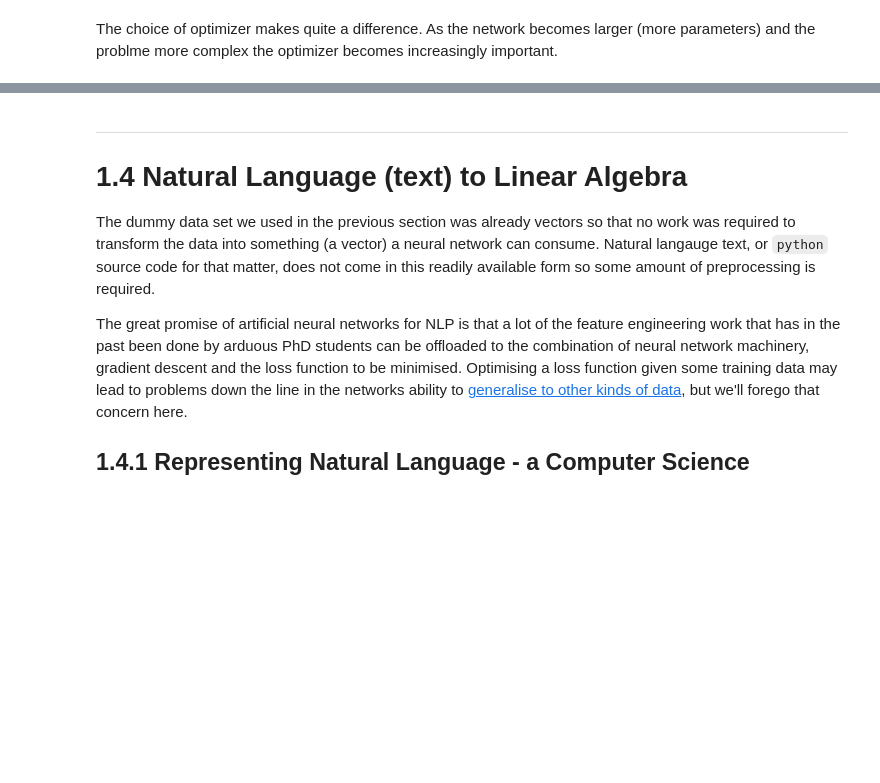
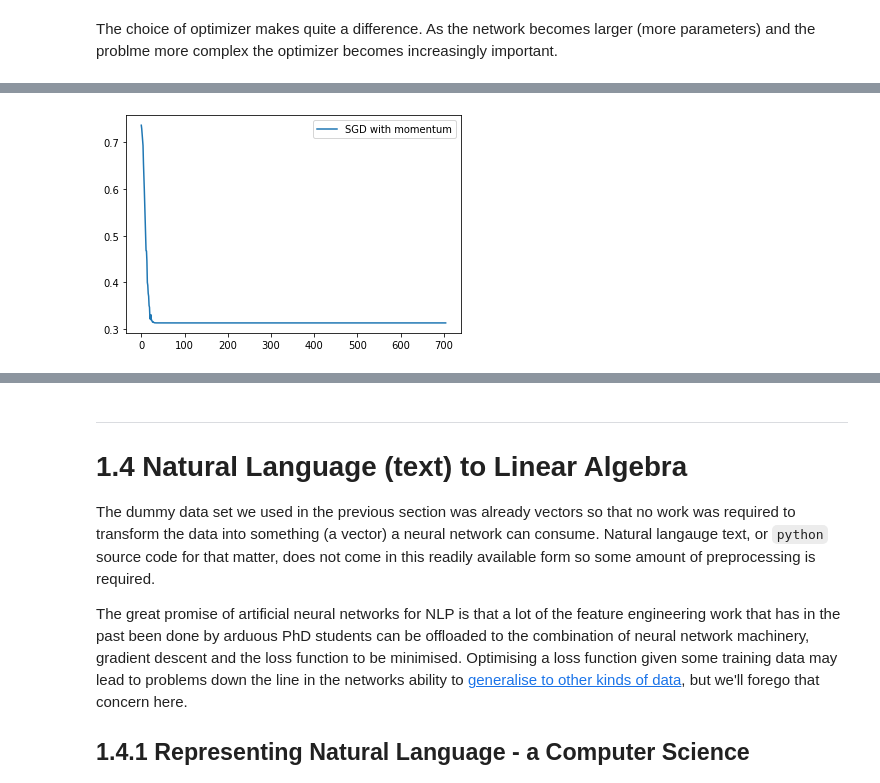
Before and after one commit to mattilyra/pydatanyc_2019, a Jupyter notebook: Part01_prerequisites.ipynb, the cells around one changed output, grey strips where cells are left out. Saved outputs shown, nothing was run; the diff lists cells and outputs as text; code cells hidden in the pictures; blank space fills up the shorter version.

```diff
--- a/Part01_prerequisites.ipynb
+++ b/Part01_prerequisites.ipynb
@@ -170,3 +184,10 @@ plt.legend();
+# %%
+%matplotlib inline
+
+plt.plot(losses_sgd_momentum, label='SGD with momentum');
+plt.legend();
+# %% [output]
+[figure, added]
 # %%
 plt.plot(losses_adam, label='Adam');
 plt.legend();
```
Also changed, not shown: parts of 37 cells of this notebook, 3 other files.
